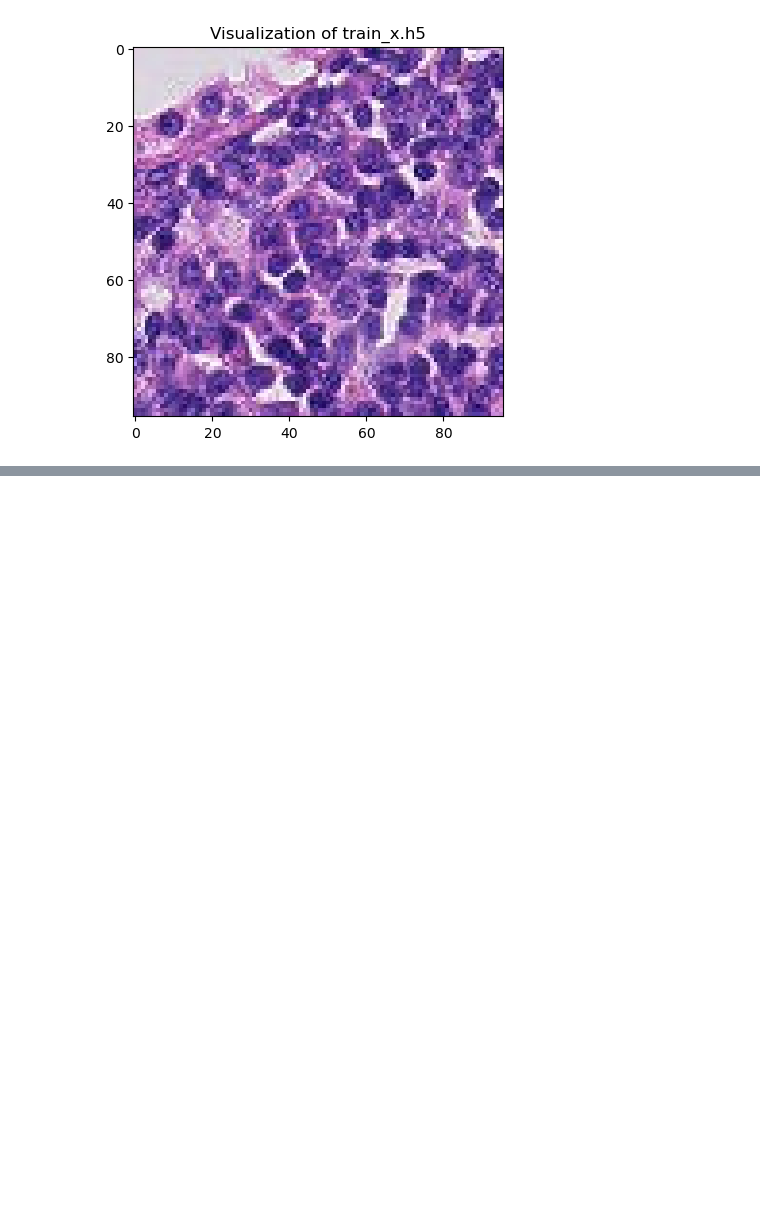
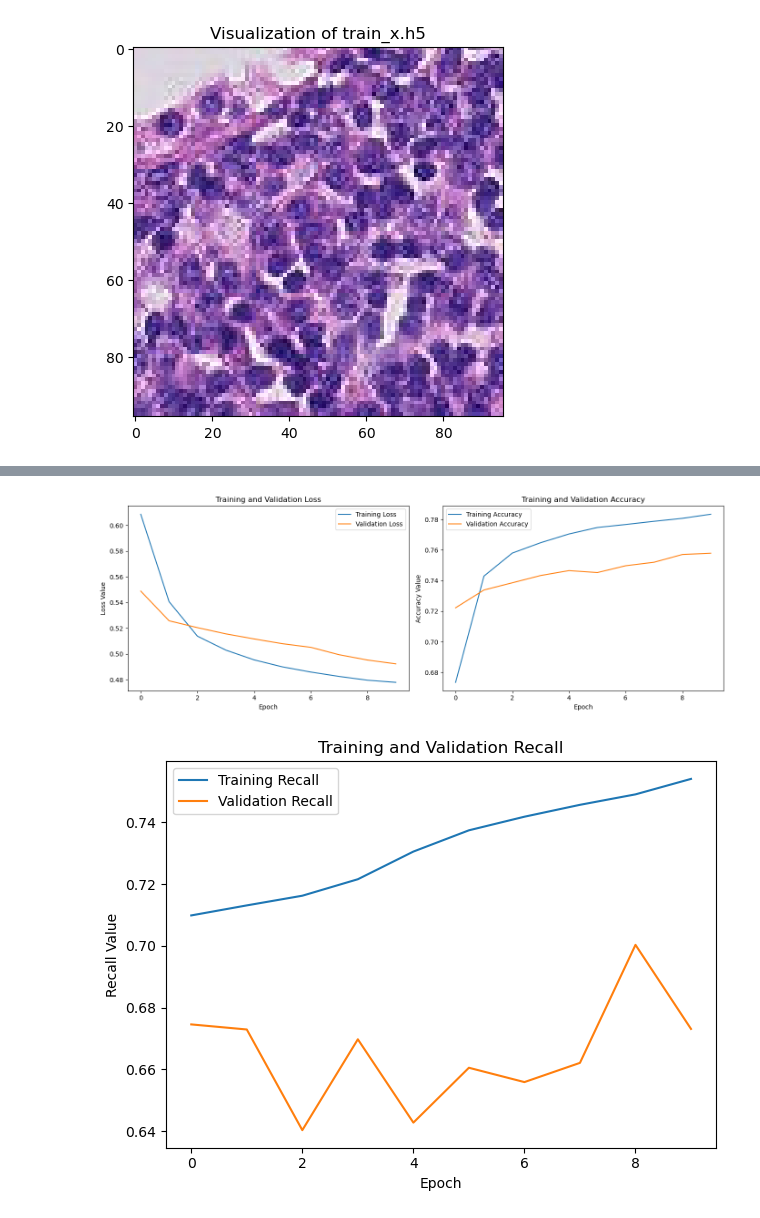
Before and after one commit to ramses02/Metastasis_Diagnosis, a Jupyter notebook: Untitled.ipynb, the cells around one changed output, grey strips where cells are left out. Saved outputs shown, nothing was run; the diff lists cells and outputs as text; code cells hidden in the pictures; blank space fills up the shorter version.

```diff
--- a/Untitled.ipynb
+++ b/Untitled.ipynb
@@ -120,4 +88,4 @@ x_train_final, x_val_final, y_train_final, y_val_final = train_test_split(
 # %%
-y_train_final = np.asarray(y_train_final).astype('float32').reshape((-1,1))
+y_train = np.asarray(y_train).astype('float32').reshape((-1,1))
 y_test = np.asarray(y_test).astype('float32').reshape((-1,1))
-y_val_final = np.asarray(y_val_final).astype('float32').reshape((-1,1))
+y_valid = np.asarray(y_valid).astype('float32').reshape((-1,1))
@@ -145,0 +92,13 @@ history_simple_1 = simple_model_1.fit(
+# %%
+x_train = x_train / 255.0
+x_valid = x_valid / 255.0
+x_test = x_test / 255.0
+# %%
+def generate_roi(patch):
+    start = (patch.shape[0] - 32) // 2
+    end = start + 32
+    return patch[start:end, start:end]
+
+train_X_roi = np.array([generate_roi(patch) for patch in x_train])
+valid_X_roi = np.array([generate_roi(patch) for patch in x_valid])
+test_X_roi = np.array([generate_roi(patch) for patch in x_test])
@@ -145,0 +153,38 @@ history_simple_1 = simple_model_1.fit(
+# %%
+# Plot Loss   #+one dropout
+plt.figure(figsize=(14, 5))
+plt.subplot(1, 2, 1)
+plt.plot(history4.history['loss'], label='Training Loss')
+plt.plot(history4.history['val_loss'], label='Validation Loss')
+plt.title('Training and Validation Loss')
+plt.xlabel('Epoch')
+plt.ylabel('Loss Value')
+plt.legend()
+
+# Plot Accuracy
+plt.subplot(1, 2, 2)
+plt.plot(history4.history['accuracy'], label='Training Accuracy')
+plt.plot(history4.history['val_accuracy'], label='Validation Accuracy')
+plt.title('Training and Validation Accuracy')
+plt.xlabel('Epoch')
+plt.ylabel('Accuracy Value')
+plt.legend()
+
+plt.tight_layout()
+plt.show()
+
+
+# Plot Recall
+plt.subplot(1, 1, 1)
+plt.plot(history4.history['recall'], label='Training Recall')
+plt.plot(history4.history['val_recall'], label='Validation Recall')
+plt.title('Training and Validation Recall')
+plt.xlabel('Epoch')
+plt.ylabel('Recall Value')
+plt.legend()
+
+plt.tight_layout()
+plt.show()
+# %% [output]
+[figure, added]
+[figure, added]
```
Also changed, not shown: parts of 21 cells of this notebook, 4 other files.
